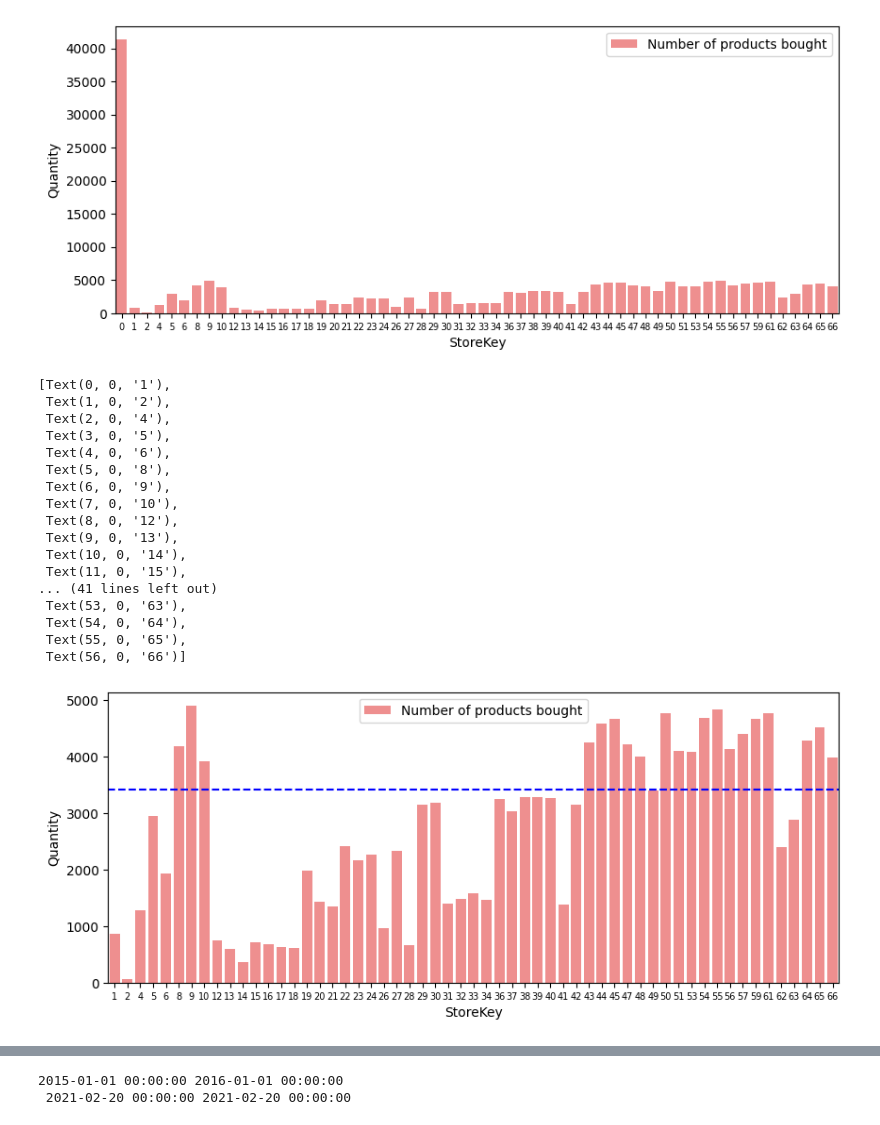
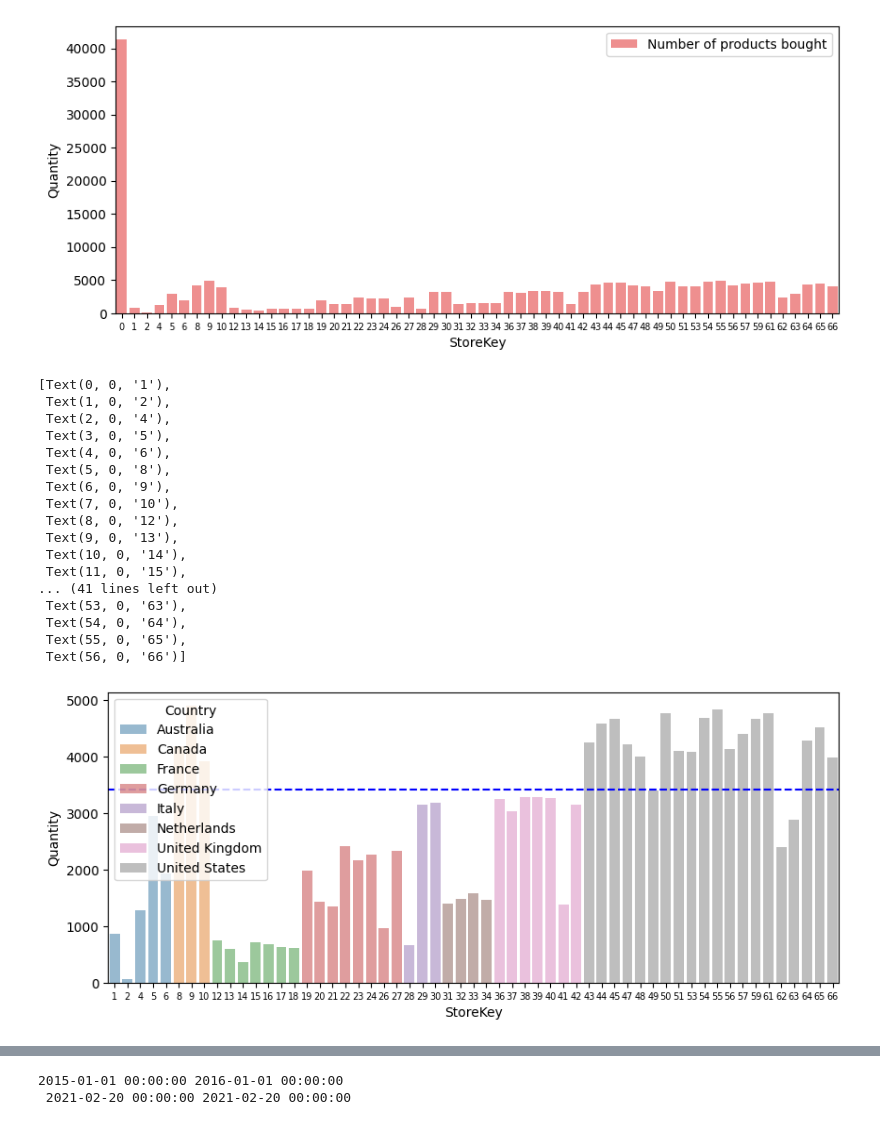
Before and after one commit to Hubert-Pierzchalski/Electronic_Store_Data_Vis, a Jupyter notebook: main.ipynb, the cells around one changed output, grey strips where cells are left out. Saved outputs shown, nothing was run; the diff lists cells and outputs as text; code cells hidden in the pictures.

```diff
--- a/main.ipynb
+++ b/main.ipynb
@@ -216,5 +216,5 @@ Sales_Store_Products.head(20)
 # %%
 Profit_Store_Sum = Sales_Store_Products.groupby(["StoreKey"])[["Profit"]].sum().reset_index()#.sum().sort_values(by="Profit", ascending=False) , "Percent Profit"
 # %%
-Qunat_Store_Sum = Sales_Store_Products.groupby(["StoreKey"])[["Quantity"]].sum().reset_index()
+Qunat_Store_Sum = Sales_Store_Products.groupby(["StoreKey", "Country"])[["Quantity"]].sum().reset_index()
 # %%
@@ -265,29 +265,29 @@ ax.set_xticklabels(ax.get_xticklabels(), fontsize=7)#, rotation=40, ha="right"
 # %%
 AUX = Qunat_Store_Sum.index.isin([0])
 plt.figure(figsize=(10,4))
-ax = sns.barplot(x="StoreKey", y="Quantity", data=Qunat_Store_Sum[~AUX], color='red', label='Number of products bought', alpha=0.5)
+ax = sns.barplot(x="StoreKey", y="Quantity", data=Qunat_Store_Sum[~AUX], alpha=0.5, hue = "Country")
 avg_quantity = Qunat_Store_Sum["Quantity"].mean()
 ax.axhline(avg_quantity, color='blue', linestyle='--', label='Average Quantity Sold')
 ax.set_xticklabels(ax.get_xticklabels(), fontsize=7)#, rotation=40, ha="right"
 # %% [output]
 [Text(0, 0, '1'),
  Text(1, 0, '2'),
  Text(2, 0, '4'),
  Text(3, 0, '5'),
  Text(4, 0, '6'),
  Text(5, 0, '8'),
  Text(6, 0, '9'),
  Text(7, 0, '10'),
  Text(8, 0, '12'),
  Text(9, 0, '13'),
  Text(10, 0, '14'),
  Text(11, 0, '15'),
 ... (41 lines left out)
  Text(53, 0, '63'),
  Text(54, 0, '64'),
  Text(55, 0, '65'),
  Text(56, 0, '66')]
-[figure, old version]
+[figure, new version]
 # %%
 Qunat_Store_Sum.groupby("StoreKey")["Quantity"].mean().sort_values(ascending=False)
 Qunat_Store_Sum["Quantity"].mean()
```
Also changed, not shown: parts of 10 cells of this notebook.
